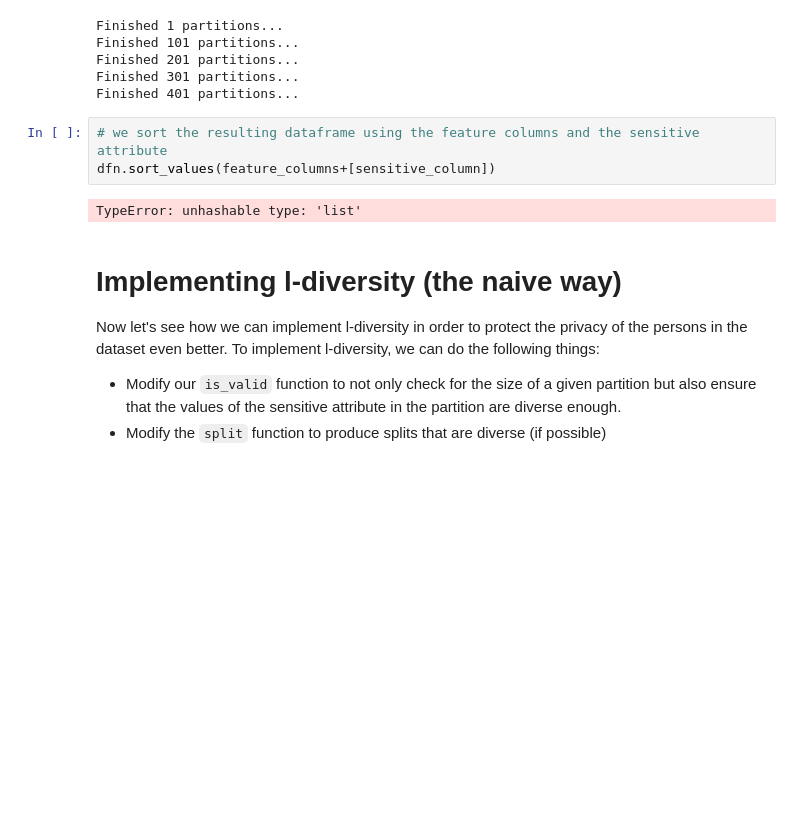
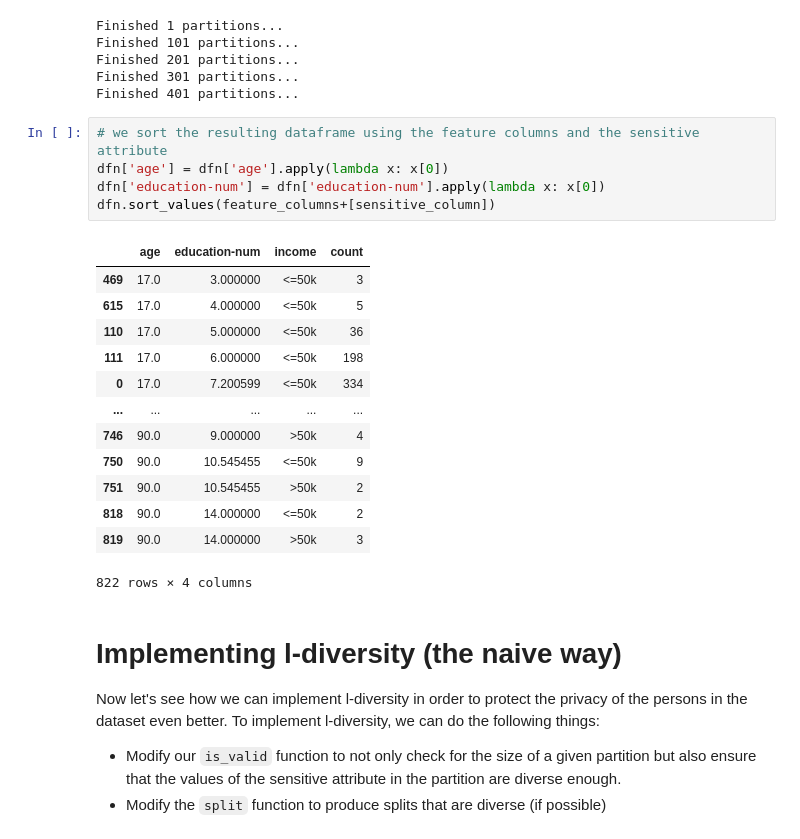
Before and after one commit to econDS/K-Anonymity, a Jupyter notebook: k-Anonymity.ipynb, the cells around one changed output. Cells and saved outputs as stored; diff of their text form; blank space fills up the shorter version.

```diff
--- a/k-Anonymity.ipynb
+++ b/k-Anonymity.ipynb
@@ -339,9 +339,23 @@ Finished 301 partitions...
 Finished 401 partitions...
 # %%
 # we sort the resulting dataframe using the feature columns and the sensitive attribute
+dfn['age'] = dfn['age'].apply(lambda x: x[0])
+dfn['education-num'] = dfn['education-num'].apply(lambda x: x[0])
 dfn.sort_values(feature_columns+[sensitive_column])
 # %% [output]
+|  | age | education-num | income | count |
+| 469 | 17.0 | 3.000000 | <=50k | 3 |
+| 615 | 17.0 | 4.000000 | <=50k | 5 |
+| 110 | 17.0 | 5.000000 | <=50k | 36 |
+| 111 | 17.0 | 6.000000 | <=50k | 198 |
+| 0 | 17.0 | 7.200599 | <=50k | 334 |
+| ... | ... | ... | ... | ... |
+| 746 | 90.0 | 9.000000 | >50k | 4 |
+| 750 | 90.0 | 10.545455 | <=50k | 9 |
+| 751 | 90.0 | 10.545455 | >50k | 2 |
+| 818 | 90.0 | 14.000000 | <=50k | 2 |
+| 819 | 90.0 | 14.000000 | >50k | 3 |
-TypeError: unhashable type: 'list'
+822 rows × 4 columns
 # %% [markdown]
 # Implementing l-diversity (the naive way)
 
```
Also changed, not shown: parts of 2 cells of this notebook.
